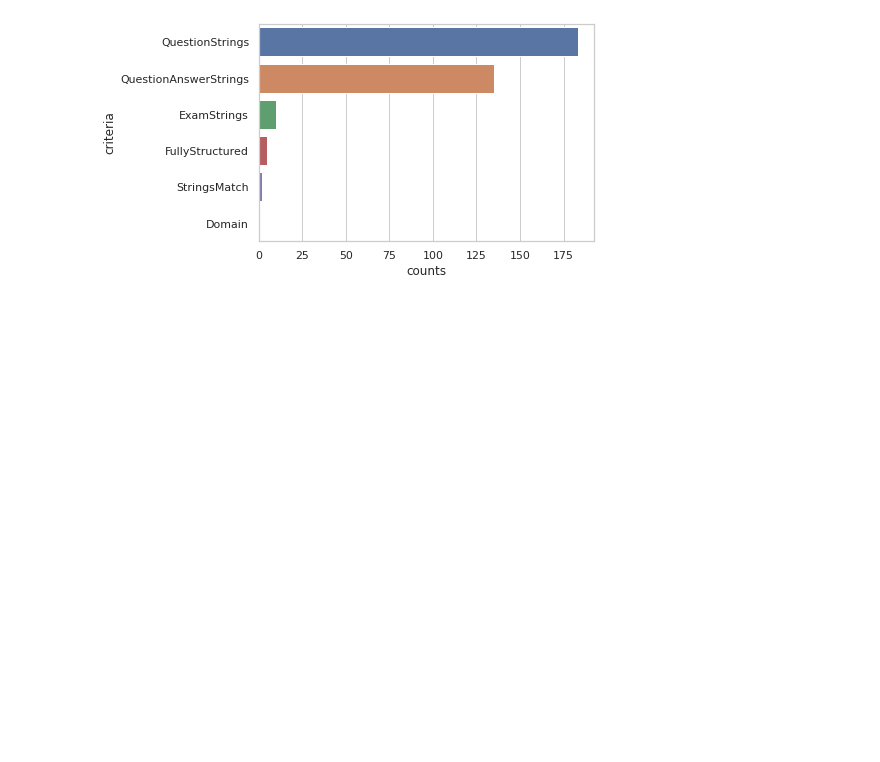
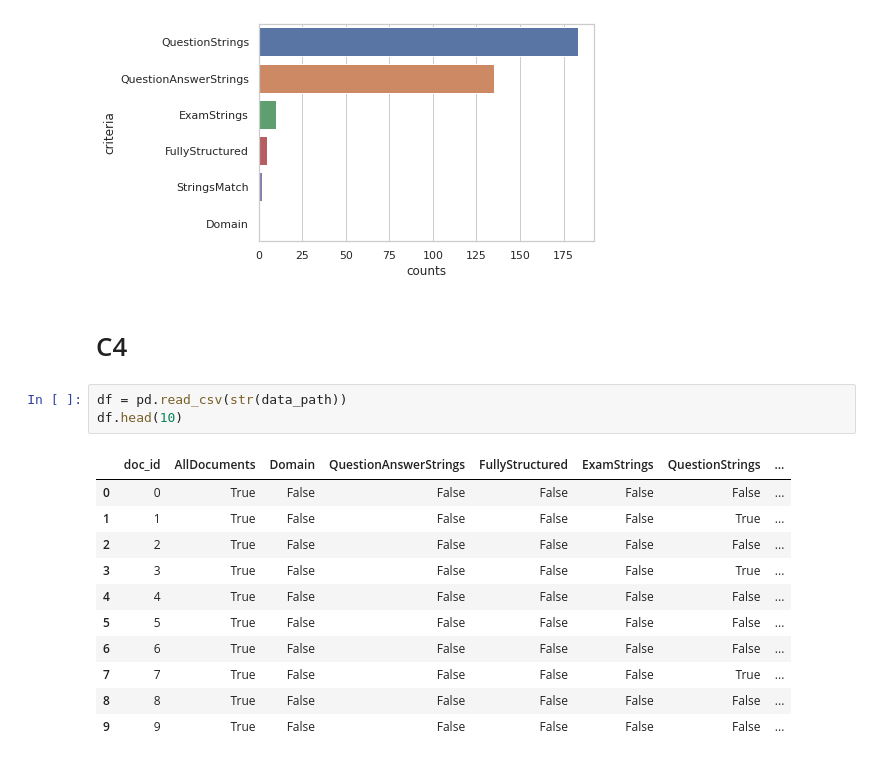
Before and after one commit to JunShern/few-shot-pretraining, a Jupyter notebook: visualize.ipynb, the cells around one changed output. Saved outputs shown, nothing was run; the diff lists cells and outputs as text; blank space fills up the shorter version.

```diff
--- a/visualize.ipynb
+++ b/visualize.ipynb
@@ -48,3 +50,20 @@ ax = sns.barplot(x="counts", y="criteria", data=df_counts[df_counts.criteria !=
 | 5 | StringsMatch | 2.0 |
 | 6 | Domain | 0.0 |
 [figure]
+# %% [markdown]
+# C4
+# %%
+df = pd.read_csv(str(data_path))
+df.head(10)
+# %% [output]
+|  | doc_id | AllDocuments | Domain | QuestionAnswerStrings | FullyStructured | ExamStrings | QuestionStrings | ... |
+| 0 | 0 | True | False | False | False | False | False | ... |
+| 1 | 1 | True | False | False | False | False | True | ... |
+| 2 | 2 | True | False | False | False | False | False | ... |
+| 3 | 3 | True | False | False | False | False | True | ... |
+| 4 | 4 | True | False | False | False | False | False | ... |
+| 5 | 5 | True | False | False | False | False | False | ... |
+| 6 | 6 | True | False | False | False | False | False | ... |
+| 7 | 7 | True | False | False | False | False | True | ... |
+| 8 | 8 | True | False | False | False | False | False | ... |
+| 9 | 9 | True | False | False | False | False | False | ... |
```
Also changed, not shown: parts of 2 cells of this notebook, 5 other files.
